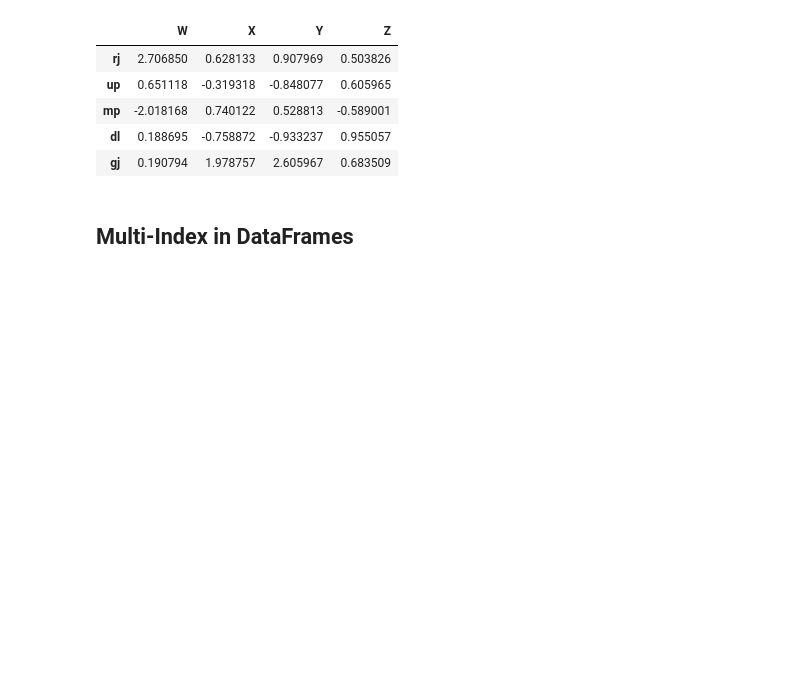
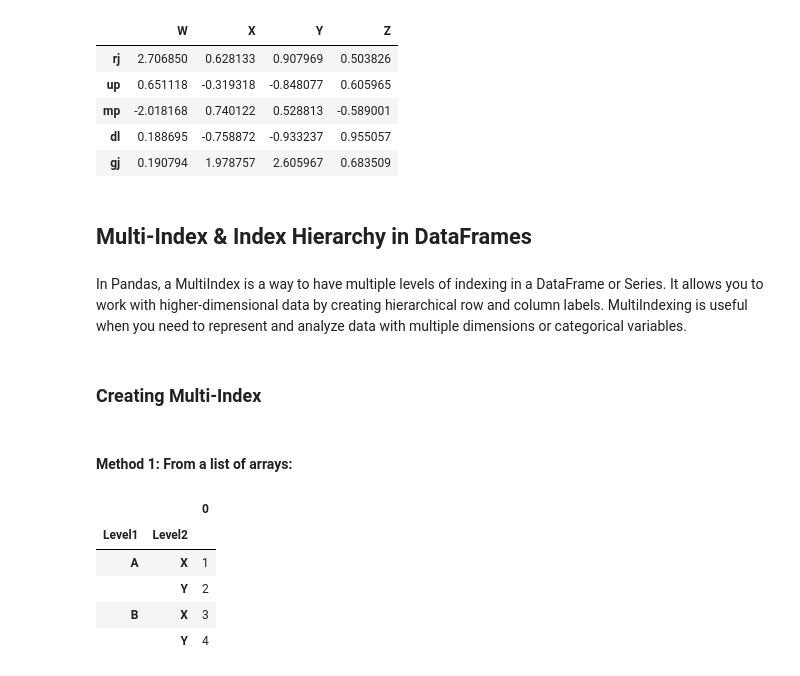
Before and after one commit to abhimanyus1997/ML-Basics, a Jupyter notebook: misc-notebooks/Pandas - Basics.ipynb, the cells around one changed output. Saved outputs shown, nothing was run; the diff lists cells and outputs as text; code cells hidden in the pictures; blank space fills up the shorter version.

Commit message:
Added Pandas Multi-Index and Hierarchy

```diff
--- a/misc-notebooks/Pandas - Basics.ipynb
+++ b/misc-notebooks/Pandas - Basics.ipynb
@@ -561,4 +561,23 @@ display(df)
 | dl | 0.188695 | -0.758872 | -0.933237 | 0.955057 |
 | gj | 0.190794 | 1.978757 | 2.605967 | 0.683509 |
 # %% [markdown]
-## Multi-Index in DataFrames
+## Multi-Index & Index Hierarchy in DataFrames
+# %% [markdown]
+In Pandas, a MultiIndex is a way to have multiple levels of indexing in a DataFrame or Series. It allows you to work with higher-dimensional data by creating hierarchical row and column labels. MultiIndexing is useful when you need to represent and analyze data with multiple dimensions or categorical variables.
+# %% [markdown]
+### Creating Multi-Index
+# %% [markdown]
+#### Method 1: From a list of arrays:
+# %%
+index = [['A', 'A', 'B', 'B'], ['X', 'Y', 'X', 'Y']]
+data = [1, 2, 3, 4]
+multi_index = pd.MultiIndex.from_arrays(index, names=['Level1', 'Level2'])
+df = pd.DataFrame(data, index=multi_index)
+display(df)
+# %% [output]
+|  |  | 0 |
+| Level1 | Level2 |  |
+| A | X | 1 |
+|  | Y | 2 |
+| B | X | 3 |
+|  | Y | 4 |
```
Also changed, not shown: parts of 11 cells of this notebook.
